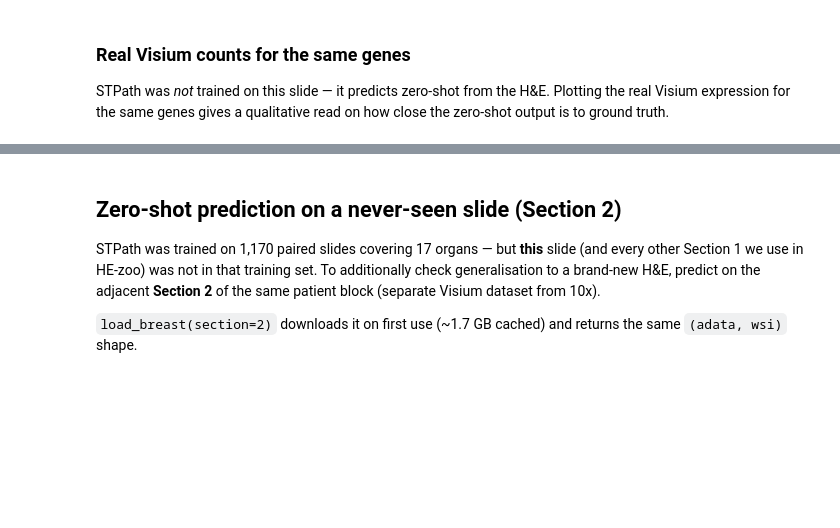
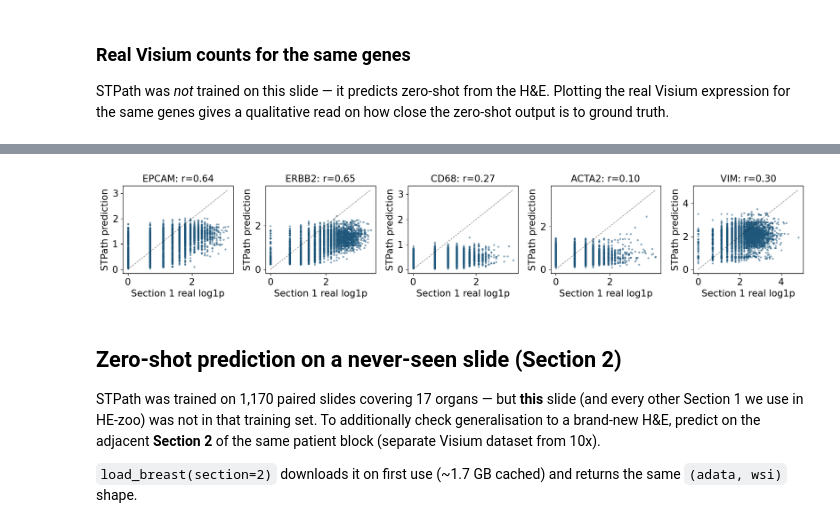
Before and after one commit to DBinary/omicverse-tutorials, a Jupyter notebook: docs/Tutorials-space/he-zoo/t_histo_stpath.ipynb, the cells around one changed output, grey strips where cells are left out. Cells and saved outputs as stored; diff of their text form; code cells hidden in the pictures; blank space fills up the shorter version.

```diff
--- a/docs/Tutorials-space/he-zoo/t_histo_stpath.ipynb
+++ b/docs/Tutorials-space/he-zoo/t_histo_stpath.ipynb
@@ -306,3 +315,30 @@ sc.pl.embedding(ref, basis='spatial',
+# %%
+import numpy as np, matplotlib.pyplot as plt
+from scipy.spatial import cKDTree
+from scipy.stats import pearsonr
+
+spot_xy = adata.obsm['spatial']
+tile_xy = pred.obsm['spatial']
+nn = cKDTree(tile_xy).query(spot_xy, k=1)[1]
+
+ref_X = adata[:, pred.var_names].X
+ref_X = np.log1p(ref_X.toarray() if hasattr(ref_X, 'toarray') else ref_X)
+pred_X = pred.X[nn]
+
+fig, axes = plt.subplots(1, len(pred.var_names),
+                         figsize=(3 * len(pred.var_names), 3))
+for ax, g, i in zip(axes, pred.var_names, range(len(pred.var_names))):
+    ax.scatter(ref_X[:, i], pred_X[:, i], s=4, alpha=0.4)
+    r, _ = pearsonr(ref_X[:, i], pred_X[:, i])
+    lo = float(min(ref_X[:, i].min(), pred_X[:, i].min()))
+    hi = float(max(ref_X[:, i].max(), pred_X[:, i].max()))
+    ax.plot([lo, hi], [lo, hi], 'k--', lw=0.8, alpha=0.5)
+    ax.set_title(f'{g}: r={r:.2f}')
+    ax.set_xlabel('Section 1 real log1p')
+    ax.set_ylabel('STPath prediction')
+plt.tight_layout()
+# %% [output]
+[figure, added]
 # %% [markdown]
 ## Zero-shot prediction on a never-seen slide (Section 2)
 
```
Also changed, not shown: parts of 7 cells of this notebook, 4 other files.
